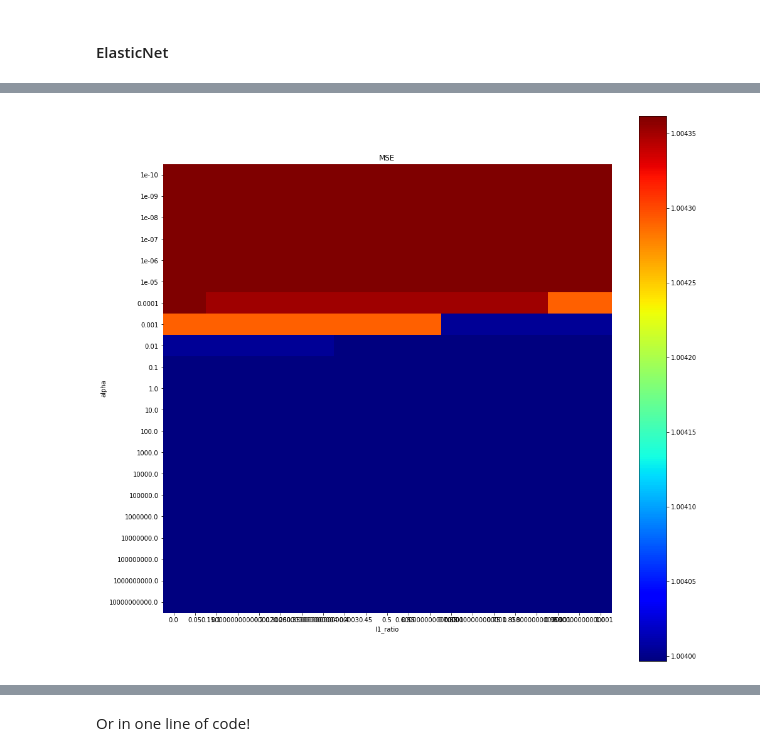
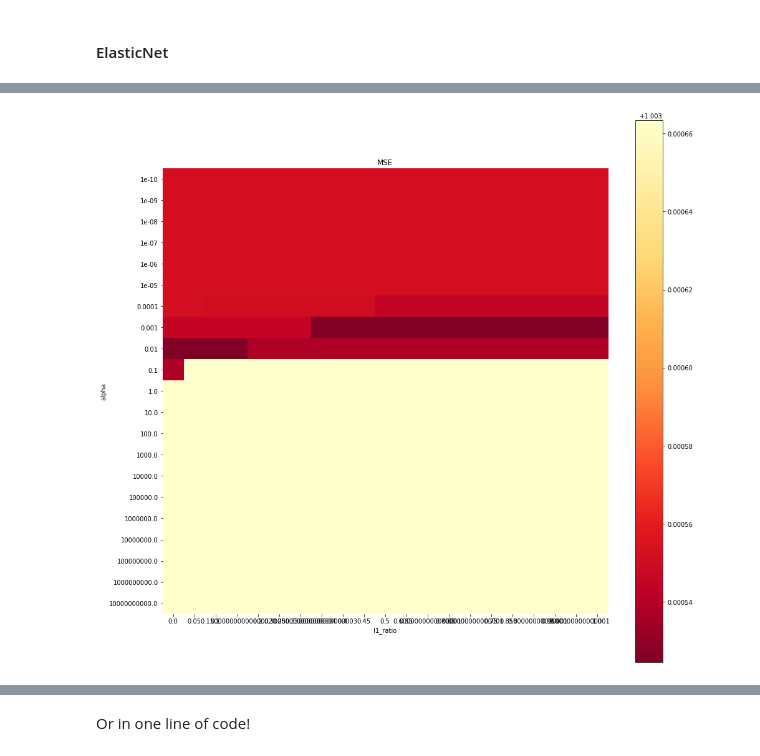
Before and after one commit to jmcarpenter2/parfit, a Jupyter notebook: examples/parfit_ex.ipynb, the cells around one changed output, grey strips where cells are left out. Drawn from its saved outputs; the diff is of its cells as text; code cells hidden in the pictures.

```diff
--- a/examples/parfit_ex.ipynb
+++ b/examples/parfit_ex.ipynb
@@ -402,7 +404,7 @@ en_scores = scoreModels(en_models, X_val, y_val, mean_squared_error, predict_pro
 # %%
-plotScores(en_scores, en_paramGrid, "MSE")
+plotScores(en_scores, en_paramGrid, "MSE", greater_is_better=False)
 # %% [output]
-[figure, old version]
+[figure, new version]
 # %%
 getBestModel(en_models, en_scores, greater_is_better=False)
 # %% [output]
```
Also changed, not shown: parts of 69 cells of this notebook.
